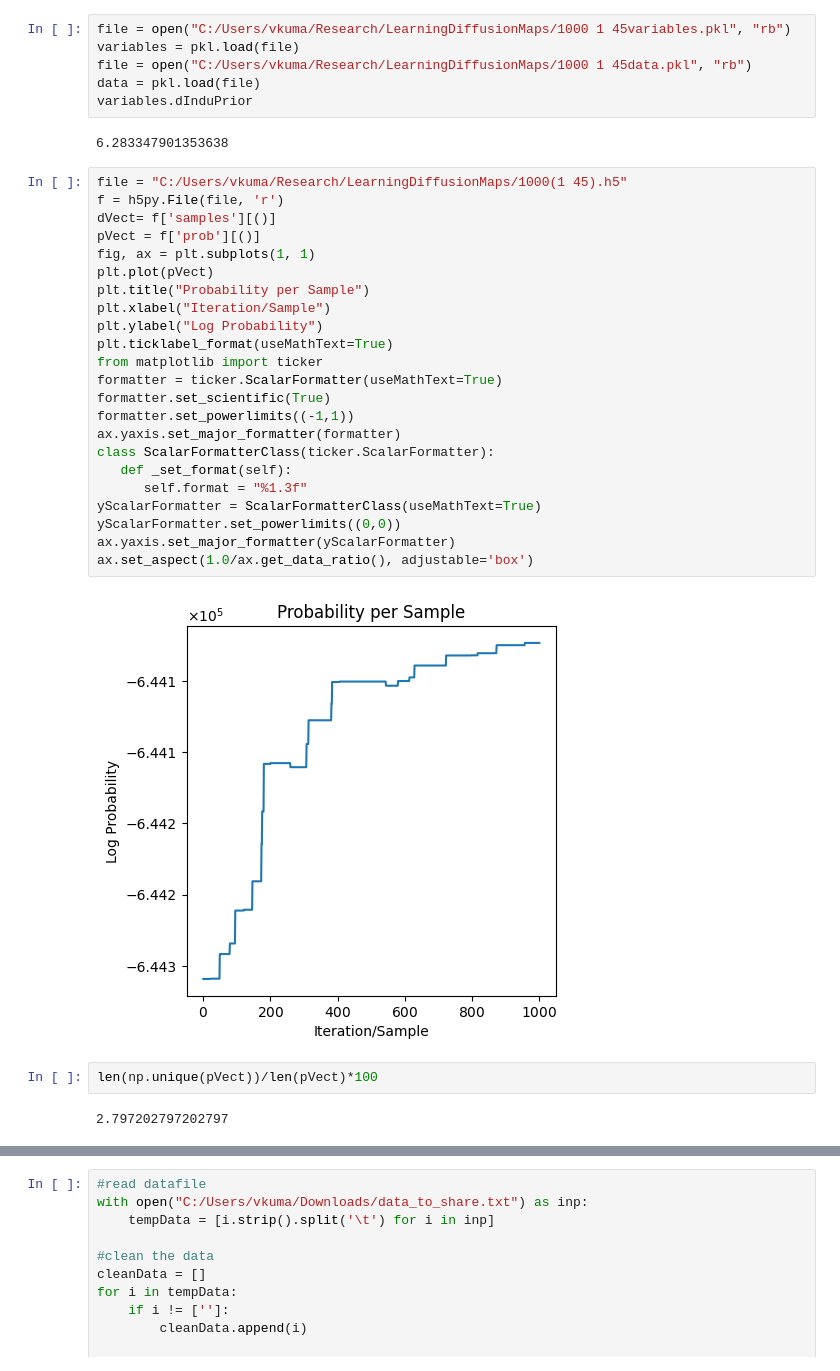
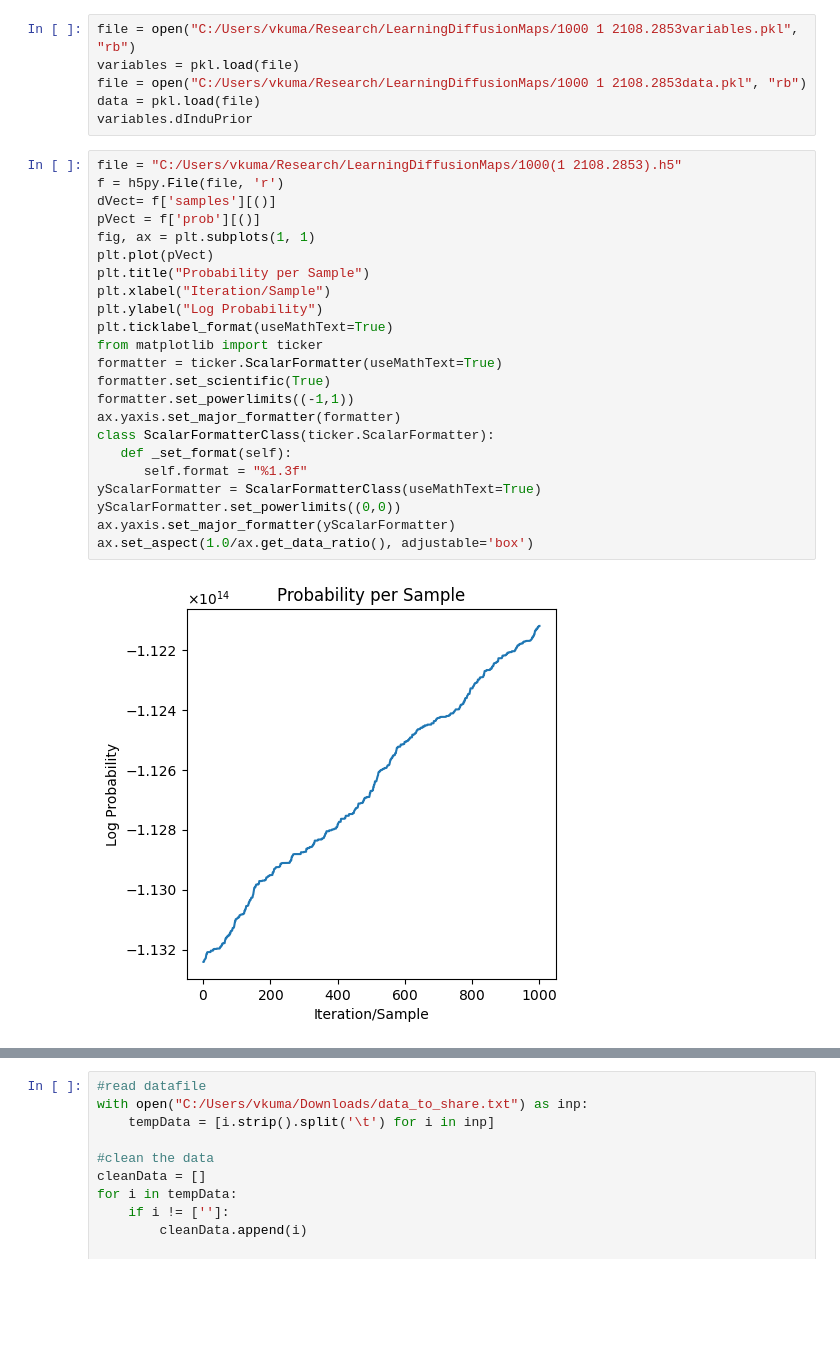
Before and after one commit to vkumar61/GPcurve, a Jupyter notebook: scratch.ipynb, the cells around one changed output, grey strips where cells are left out. Saved outputs shown, nothing was run; the diff lists cells and outputs as text; blank space fills up the shorter version.

```diff
--- a/scratch.ipynb
+++ b/scratch.ipynb
@@ -15,37 +116,31 @@ import pickle as pkl
 # %%
-file = open("C:/Users/vkuma/Research/LearningDiffusionMaps/1000 1 45variables.pkl", "rb")
+file = open("C:/Users/vkuma/Research/LearningDiffusionMaps/1000 1 2108.2853variables.pkl", "rb")
 variables = pkl.load(file)
-file = open("C:/Users/vkuma/Research/LearningDiffusionMaps/1000 1 45data.pkl", "rb")
+file = open("C:/Users/vkuma/Research/LearningDiffusionMaps/1000 1 2108.2853data.pkl", "rb")
 data = pkl.load(file)
 variables.dInduPrior
-# %% [output]
-6.283347901353638
 # %%
-file = "C:/Users/vkuma/Research/LearningDiffusionMaps/1000(1 45).h5"
+file = "C:/Users/vkuma/Research/LearningDiffusionMaps/1000(1 2108.2853).h5"
 f = h5py.File(file, 'r')
 dVect= f['samples'][()]
 pVect = f['prob'][()]
 fig, ax = plt.subplots(1, 1)
 plt.plot(pVect)
 plt.title("Probability per Sample")
 plt.xlabel("Iteration/Sample")
 plt.ylabel("Log Probability")
 plt.ticklabel_format(useMathText=True)
 from matplotlib import ticker
 formatter = ticker.ScalarFormatter(useMathText=True)
 formatter.set_scientific(True)
 formatter.set_powerlimits((-1,1))
 ax.yaxis.set_major_formatter(formatter)
 class ScalarFormatterClass(ticker.ScalarFormatter):
    def _set_format(self):
       self.format = "%1.3f"
 yScalarFormatter = ScalarFormatterClass(useMathText=True)
 yScalarFormatter.set_powerlimits((0,0))
 ax.yaxis.set_major_formatter(yScalarFormatter)
 ax.set_aspect(1.0/ax.get_data_ratio(), adjustable='box')
 # %% [output]
-[figure, old version]
+[figure, new version]
-# %%
-len(np.unique(pVect))/len(pVect)*100
-# %% [output]
-2.797202797202797
```
Also changed, not shown: parts of 9 cells of this notebook, 6 other files.
